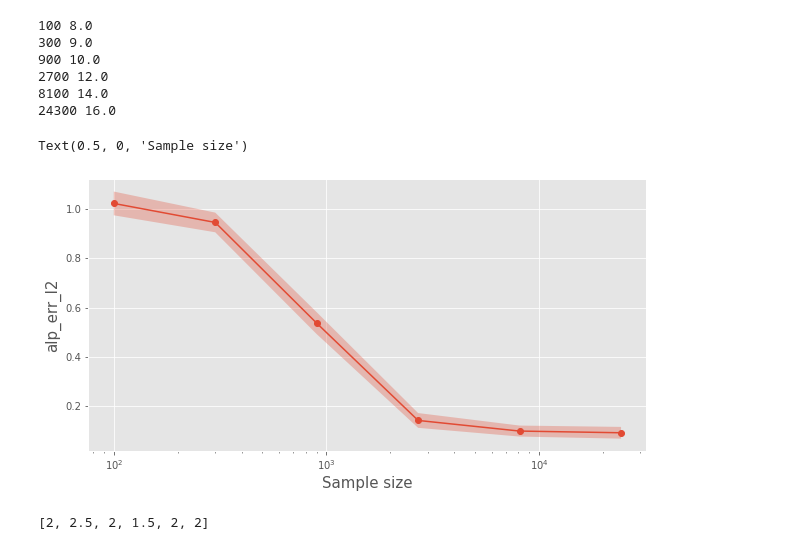
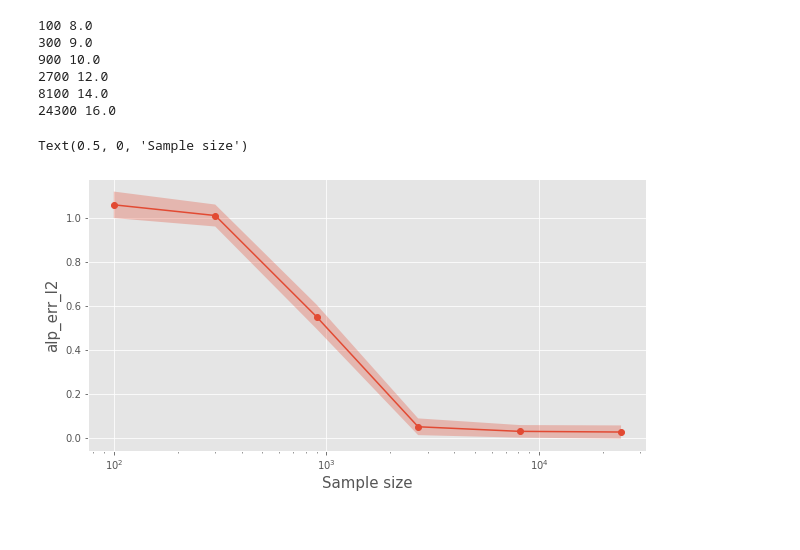
Before and after one commit to JINhuaqing/HDF, a Jupyter notebook: notebooks/simu_results_analysis_linear.ipynb, the cells around one changed output. Cells and saved outputs as stored; diff of their text form; code cells hidden in the pictures.

```diff
--- a/notebooks/simu_results_analysis_linear.ipynb
+++ b/notebooks/simu_results_analysis_linear.ipynb
@@ -203,37 +203,34 @@ for ix, cur_fil in enumerate(sorted_fils):
     err_mats = load_pkl(cur_fil)
     cv_err_mat = load_pkl(sorted_cv_fils[ix])
     cur_paras = load_pkl(sorted_tmp_fils[ix])[0][2]
 
     ns.append(int(cur_fil.stem.split("_")[-1]))
 
-    err_v = np.mean(err_mats[err_type], axis=0)
-    err_v_se = np.std(err_mats[err_type], axis=0)/np.sqrt(err_mats[err_type].shape[0])
+    err_v = np.median(err_mats[err_type], axis=0)
+    # adjust for sample median,
+    err_v_se = np.sqrt(np.pi/2)*np.std(err_mats[err_type], axis=0)/np.sqrt(err_mats[err_type].shape[0])
     cv_err_v = np.median(cv_err_mat, axis=0)
     #print(np.concatenate([cv_err_v, err_v], axis=1))
     min_v = np.min(cv_err_v[:, :])
 
     best_lams.append(cur_paras.can_lams[np.argwhere(cv_err_v.reshape(-1) == min_v)[0][0]])
     #errs.append(np.min(err_v))
     errs.append(err_v[cv_err_v==min_v])
     err_ses.append(err_v_se[cv_err_v==min_v])
     min_errs.append(_beta_err_bd(cur_paras))
 
 
 errs = np.array(errs).reshape(-1)
 err_ses = np.array(err_ses).reshape(-1)
 plt.figure(figsize=[10, 5])
 low, up = errs - 1.96*err_ses, errs+1.96*err_ses
 plt.plot(ns[:], errs[:], "o-")
 plt.fill_between(ns, low, up, alpha=0.3)
 #plt.plot(ns, min_errs, "--")
 plt.xscale("log")
 plt.ylabel(err_type, fontsize=15)
 #plt.ylim(bottom=0)
 plt.xlabel("Sample size", fontsize=15)
 # %% [output]
 Text(0.5, 0, 'Sample size')
-[figure, old version]
+[figure, new version]
-# %%
-best_lams
-# %% [output]
-[2, 2.5, 2, 1.5, 2, 2]
```
Also changed, not shown: parts of 3 cells of this notebook.
